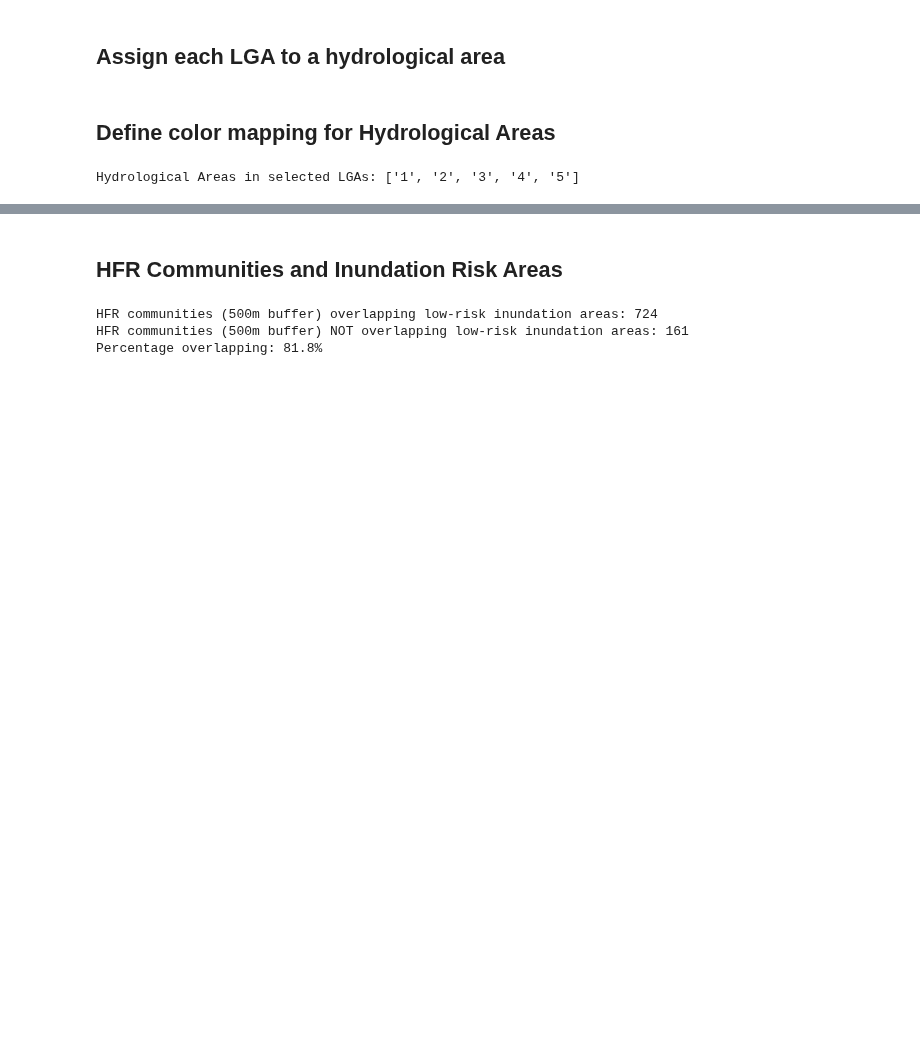
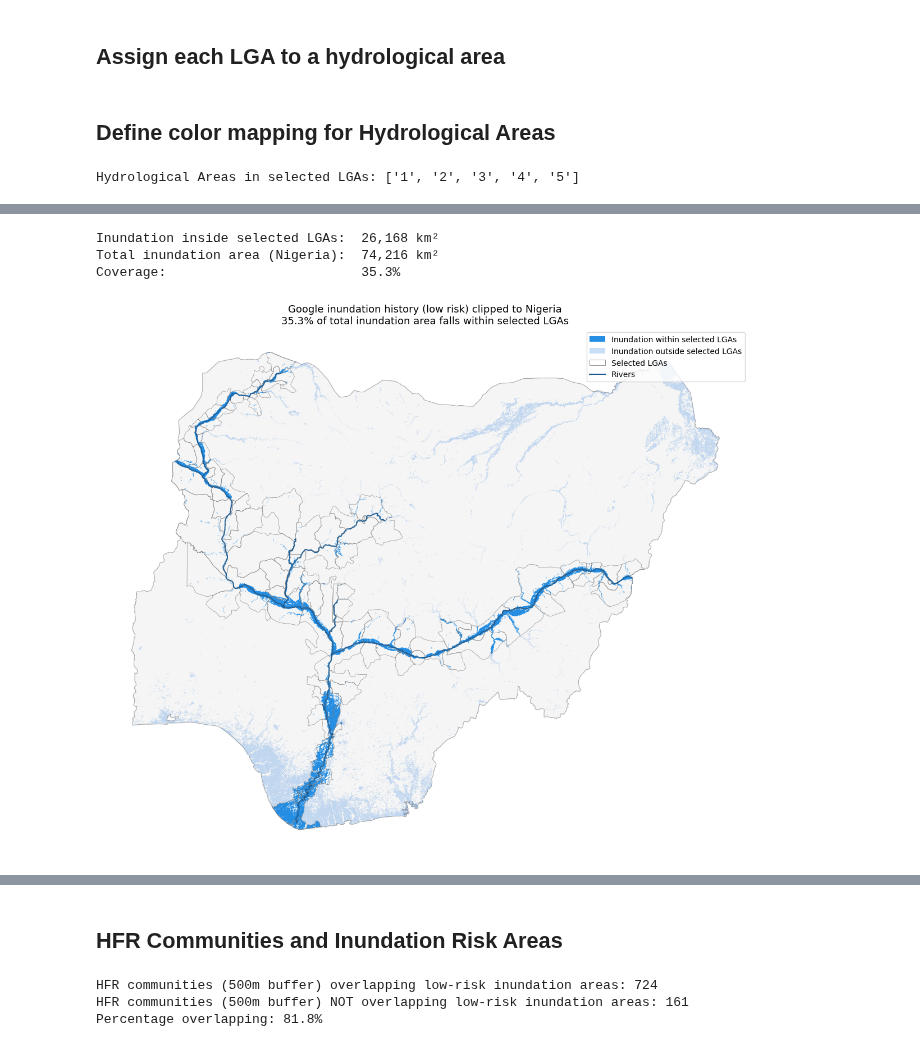
Before and after one commit to OCHA-DAP/ds-aa-nga-flooding, a Jupyter notebook: exploration/2026/01_geospatial_overview.ipynb, the cells around one changed output, grey strips where cells are left out. Drawn from its saved outputs; the diff is of its cells as text; code cells hidden in the pictures; blank space fills up the shorter version.

```diff
--- a/exploration/2026/01_geospatial_overview.ipynb
+++ b/exploration/2026/01_geospatial_overview.ipynb
@@ -197,0 +186,62 @@ plt.savefig("figures/lga_ha_map.png", dpi=300)
+# %%
+# Inundation map: clip to Nigeria, split by selected LGAs
+# gdf_inundation_low_risk is defined in the next cell but we need it here —
+# filter it directly from gdf_inundation
+_gdf_inund = gdf_inundation[gdf_inundation['risk'] == 'Low_risk'].copy()
+if _gdf_inund.crs is None:
+    _gdf_inund = _gdf_inund.set_crs(epsg=4326)
+
+# Clip to Nigeria boundary
+_gdf_inund_nga = gpd.clip(_gdf_inund, gdf_codab)
+
+# Split into inside / outside selected LGAs
+lga_union = gdf_lga_sel.union_all()
+_gdf_inund_inside = gpd.clip(_gdf_inund_nga, lga_union)
+_gdf_inund_outside = gpd.overlay(
+    _gdf_inund_nga,
+    gdf_lga_sel[['geometry']],
+    how='difference',
+)
+
+# Calculate coverage %
+area_inside = _gdf_inund_inside.to_crs(epsg=26392).geometry.area.sum()
+area_total  = _gdf_inund_nga.to_crs(epsg=26392).geometry.area.sum()
+pct_inside  = area_inside / area_total * 100
+print(f"Inundation inside selected LGAs:  {area_inside/1e6:,.0f} km²")
+print(f"Total inundation area (Nigeria):  {area_total/1e6:,.0f} km²")
+print(f"Coverage:                         {pct_inside:.1f}%")
+# %% [output]
+Inundation inside selected LGAs:  26,168 km²
+Total inundation area (Nigeria):  74,216 km²
+Coverage:                         35.3%
+# %%
+from matplotlib.patches import Patch
+from matplotlib.lines import Line2D
+
+fig, ax = plt.subplots(figsize=(12, 10))
+
+gdf_codab.plot(ax=ax, facecolor='#f5f5f5', edgecolor='#aaaaaa', linewidth=0.8)
+
+_gdf_inund_outside.plot(ax=ax, facecolor='#4A90E2', edgecolor='none', alpha=0.3)
+_gdf_inund_inside.plot(ax=ax, facecolor='#007CE0', edgecolor='none', alpha=0.85)
+gdf_lga_sel.plot(ax=ax, facecolor='none', edgecolor='grey', linewidth=0.6, alpha=0.7)
+gdf_rivers_ha.plot(ax=ax, color='#1E5A8E', linewidth=1.5, alpha=0.9, zorder=4)
+
+legend_handles = [
+    Patch(facecolor='#007CE0', alpha=0.85, label='Inundation within selected LGAs'),
+    Patch(facecolor='#4A90E2', alpha=0.3,  label='Inundation outside selected LGAs'),
+    Patch(facecolor='none', edgecolor='grey', linewidth=0.6, label='Selected LGAs'),
+    Line2D([0], [0], color='#1E5A8E', linewidth=1.5, label='Rivers'),
+]
+ax.legend(handles=legend_handles, loc='upper right', fontsize=10)
+
+ax.set_title(
+    f"Google inundation history (low risk) clipped to Nigeria\n"
+    f"{pct_inside:.1f}% of total inundation area falls within selected LGAs",
+    fontsize=13,
+)
+ax.set_axis_off()
+plt.tight_layout()
+plt.savefig("figures/inundation_coverage_map.png", dpi=300)
+# %% [output]
+[figure, added]
```
Also changed, not shown: parts of 11 cells of this notebook.
